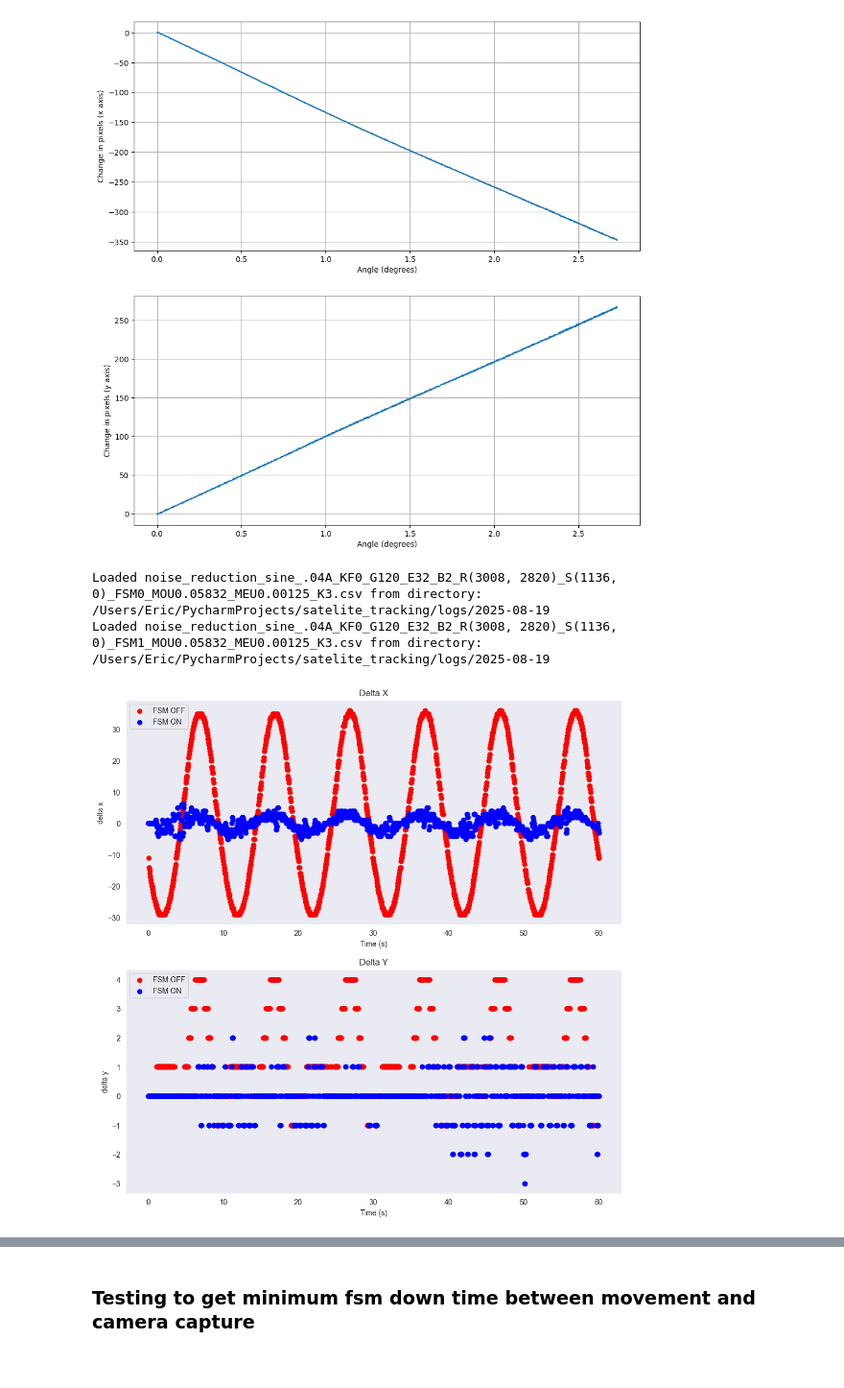
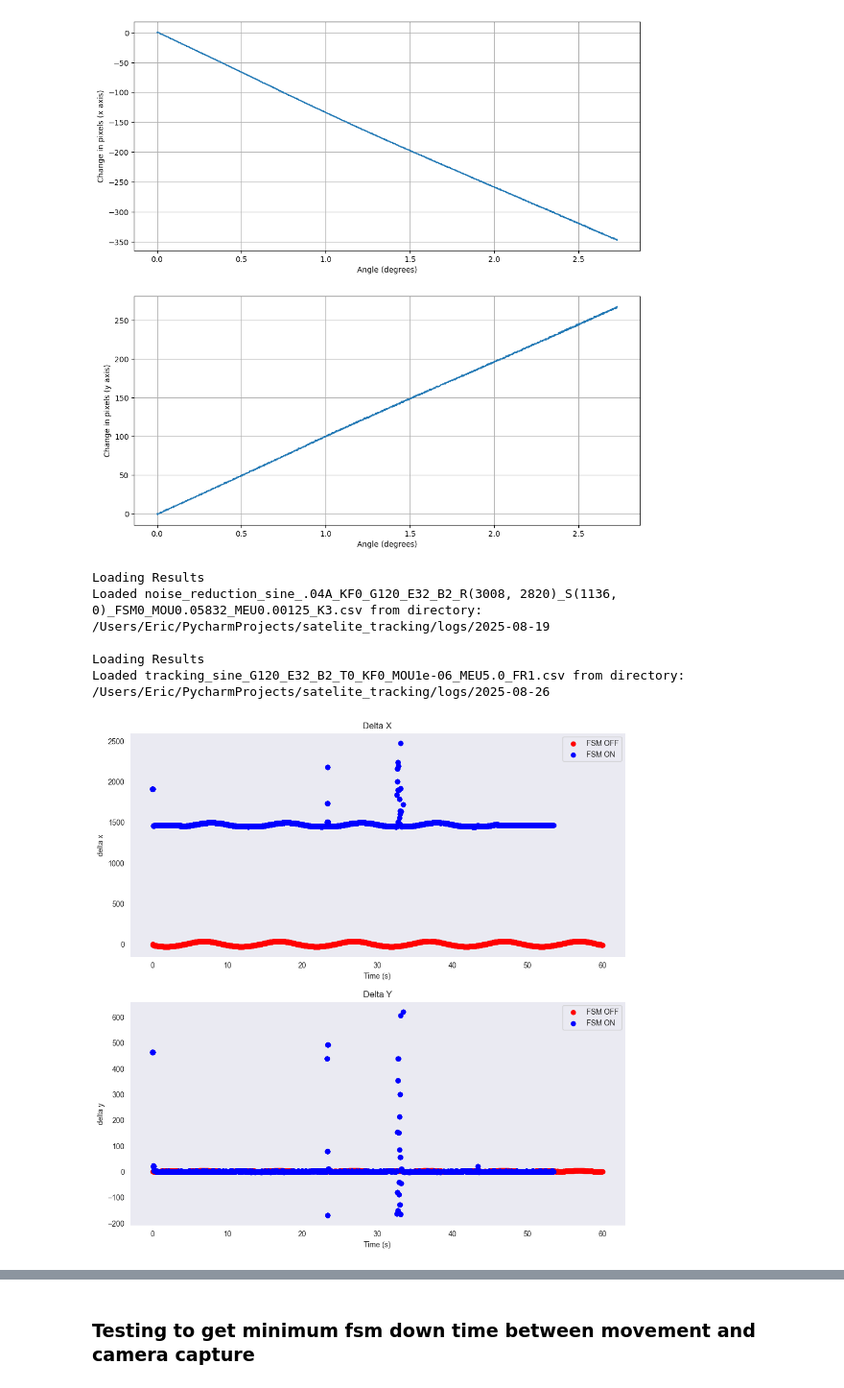
Before and after one commit to Bloodaxe90/Satellite_Tracking, a Jupyter notebook: notebooks/inference.ipynb, the cells around one changed output, grey strips where cells are left out. Shown at 96% size. Drawn from its saved outputs; the diff is of its cells as text; code cells hidden in the pictures.

```diff
--- a/notebooks/inference.ipynb
+++ b/notebooks/inference.ipynb
@@ -597,30 +1413,33 @@ Loaded distance_vs_amplitude_.04A_KF0_G120_E32_B2_R(8288, 5640)_S(0, 0)_BC1_FSM0
 [figure]
 # %%
 baseline_results = load_results(root_dir, "noise_reduction_sine_.04A_KF0_G120_E32_B2_R(3008, 2820)_S(1136, 0)_FSM0_MOU0.05832_MEU0.00125_K3.csv", "2025-08-19")
-results = load_results(root_dir, "noise_reduction_sine_.04A_KF0_G120_E32_B2_R(3008, 2820)_S(1136, 0)_FSM1_MOU0.05832_MEU0.00125_K3.csv", "2025-08-19")
+results = load_results(root_dir, "tracking_sine_G120_E32_B2_T0_KF0_MOU1e-06_MEU5.0_FR1.csv", "2025-08-26")
 
 fig, axis = plt.subplots(2, 1, figsize = (12, 12))
 axis[0].scatter(baseline_results["Time"], baseline_results["delta_x"],  color = "r", label = "FSM OFF")
 axis[0].scatter(results["Time"], results["delta_x"],  color = "b", label = "FSM ON")
 axis[0].set_ylabel("delta x")
 axis[0].set_xlabel("Time (s)")
 axis[0].set_title("Delta X")
 axis[0].grid()
 axis[0].legend()
 
 axis[1].scatter(baseline_results["Time"], baseline_results["delta_y"], color = "r", label = "FSM OFF")
 axis[1].scatter(results["Time"], results["delta_y"], color = "b", label = "FSM ON")
 axis[1].set_title("Delta Y")
 axis[1].set_ylabel("delta y")
 axis[1].set_xlabel("Time (s)")
 axis[1].grid()
 axis[1].legend()
 
 plt.show()
 # %% [output]
+Loading Results
 Loaded noise_reduction_sine_.04A_KF0_G120_E32_B2_R(3008, 2820)_S(1136, 0)_FSM0_MOU0.05832_MEU0.00125_K3.csv from directory: /Users/Eric/PycharmProjects/satelite_tracking/logs/2025-08-19
-Loaded noise_reduction_sine_.04A_KF0_G120_E32_B2_R(3008, 2820)_S(1136, 0)_FSM1_MOU0.05832_MEU0.00125_K3.csv from directory: /Users/Eric/PycharmProjects/satelite_tracking/logs/2025-08-19
+
+Loading Results
+Loaded tracking_sine_G120_E32_B2_T0_KF0_MOU1e-06_MEU5.0_FR1.csv from directory: /Users/Eric/PycharmProjects/satelite_tracking/logs/2025-08-26
-[figure, old version]
+[figure, new version]
 # %%
 bin2_pixel_size = 4.63 #um
 
```
Also changed, not shown: parts of 46 cells of this notebook, 13 other files.
